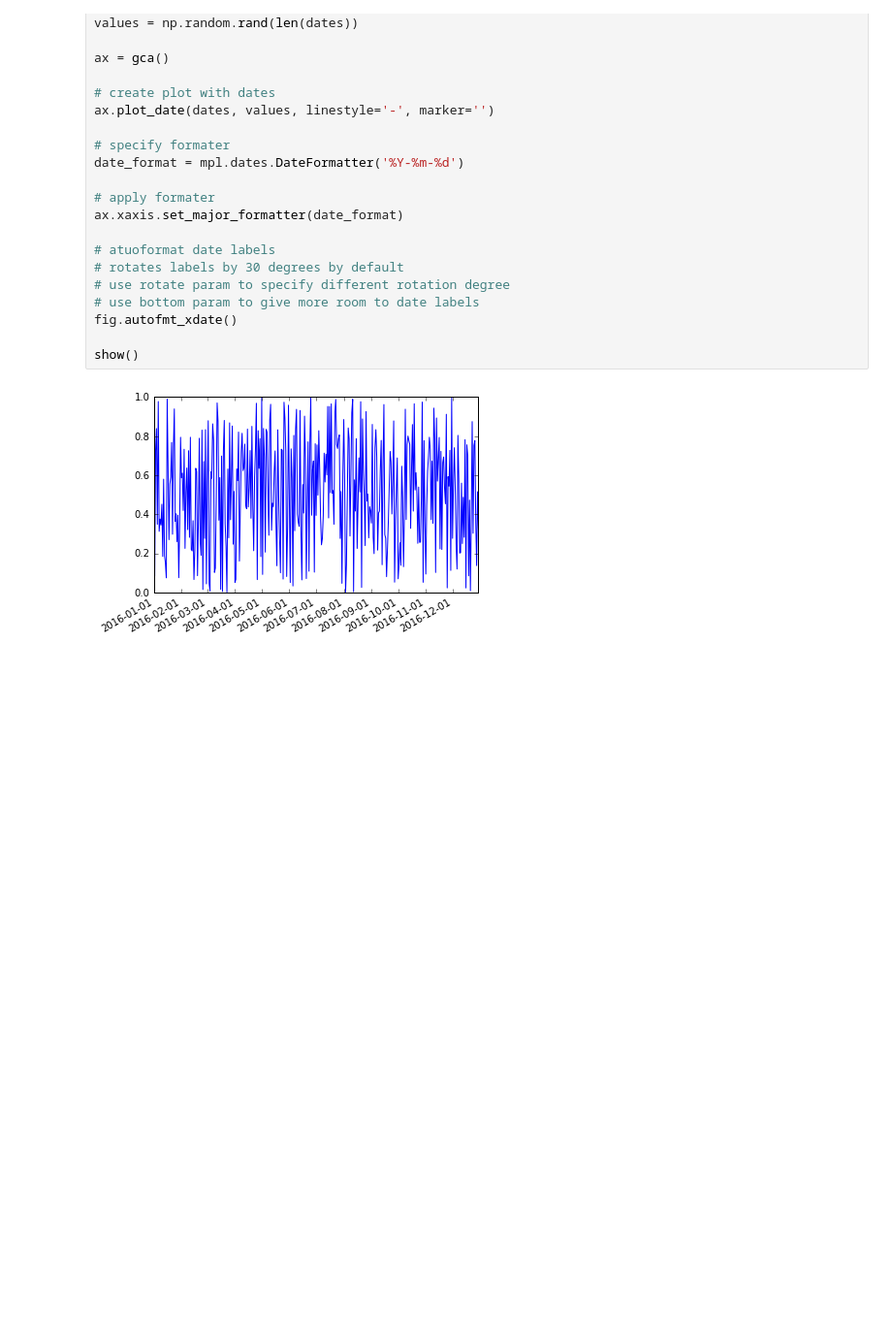
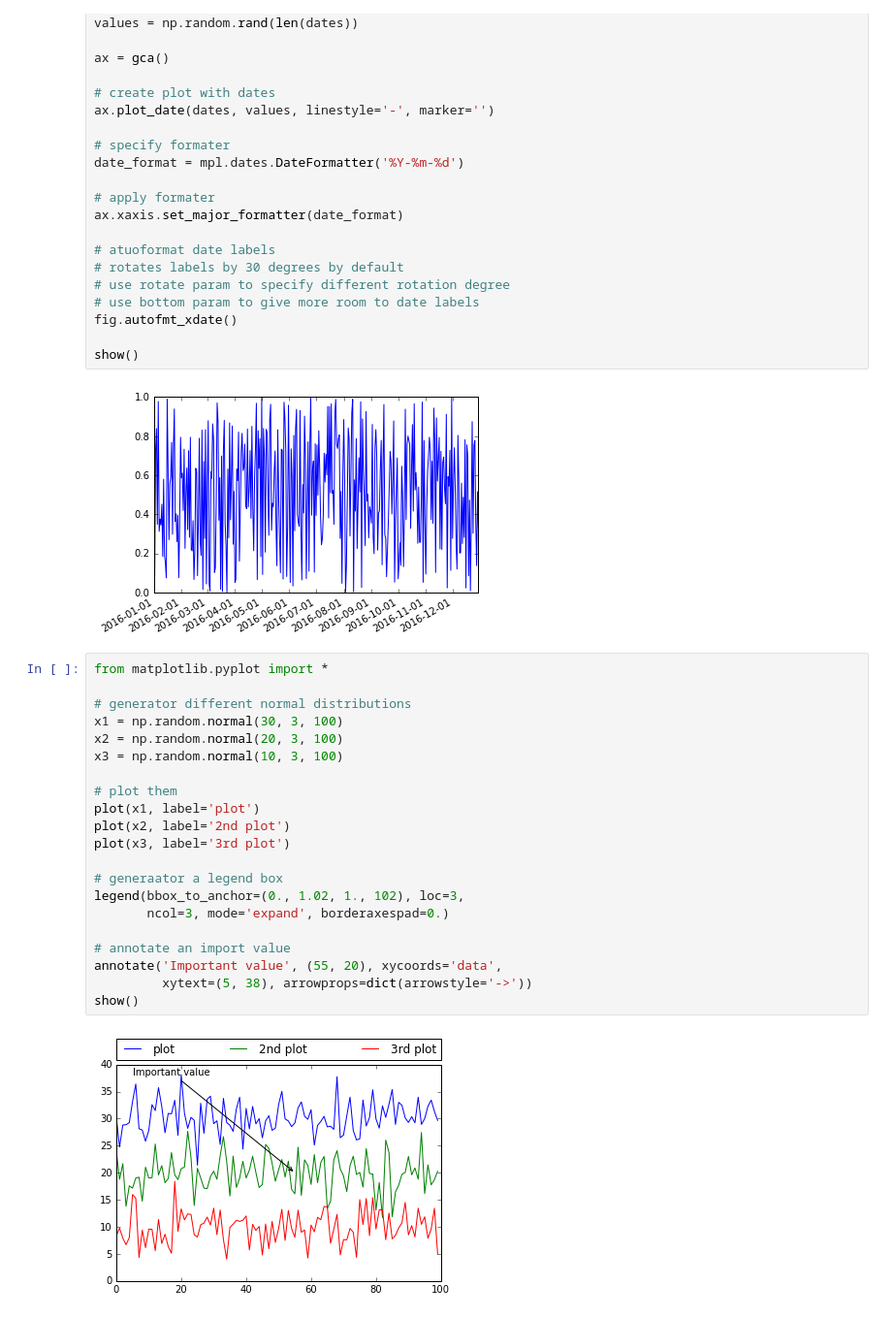
Before and after one commit to zlxs23/Data_Visualization, a Jupyter notebook: chap_3_绘制并定制化图表.ipynb, the cells around one changed output. Shown: that part at 97% size. Drawn from its saved outputs; the diff is of its cells as text; blank space fills up the shorter version.

```diff
--- a/chap_3_绘制并定制化图表.ipynb
+++ b/chap_3_绘制并定制化图表.ipynb
@@ -257,3 +257,26 @@ fig.autofmt_xdate()
 show()
 # %% [output]
 [figure]
+# %%
+from matplotlib.pyplot import *
+
+# generator different normal distributions
+x1 = np.random.normal(30, 3, 100)
+x2 = np.random.normal(20, 3, 100)
+x3 = np.random.normal(10, 3, 100)
+
+# plot them
+plot(x1, label='plot')
+plot(x2, label='2nd plot')
+plot(x3, label='3rd plot')
+
+# generaator a legend box
+legend(bbox_to_anchor=(0., 1.02, 1., 102), loc=3,
+       ncol=3, mode='expand', borderaxespad=0.)
+
+# annotate an import value
+annotate('Important value', (55, 20), xycoords='data',
+         xytext=(5, 38), arrowprops=dict(arrowstyle='->'))
+show()
+# %% [output]
+[figure, added]
```
Also changed, not shown: parts of 16 cells of this notebook, 6 other files.
